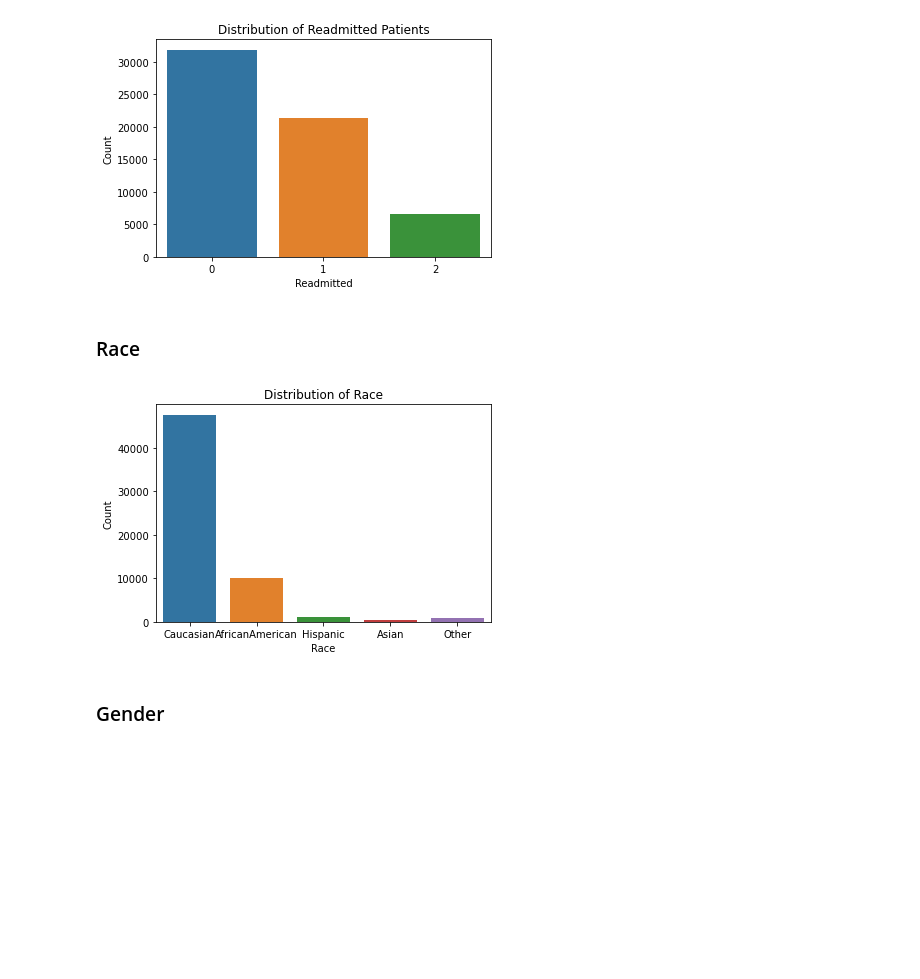
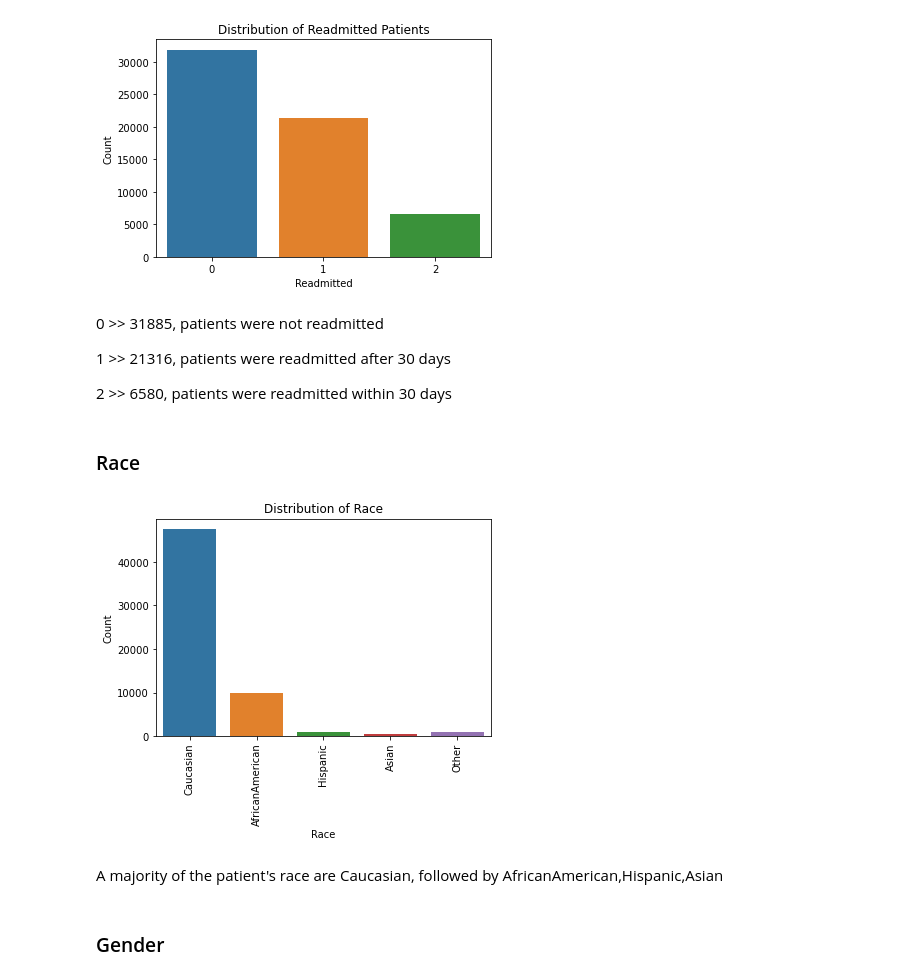
Before and after one commit to Jodhiamboapiyo/Diabetes_130-US_Hospitals_1999-2008, a Jupyter notebook: Notebooks/cecilia.ipynb, the cells around one changed output. Drawn from its saved outputs; the diff is of its cells as text; code cells hidden in the pictures; blank space fills up the shorter version.

```diff
--- a/Notebooks/cecilia.ipynb
+++ b/Notebooks/cecilia.ipynb
@@ -436,5 +457,5 @@ data['medical_specialty'].isna().sum()
 # %% [output]
 32641
 # %%
-#data['medical_specialty'].value_counts(dropna=False)
-data['medical_specialty'] = data['medical_specialty'].fillna('Unknown')
+data['medical_specialty'].value_counts(dropna=False)
+#data['medical_specialty'] = data['medical_specialty'].fillna('Unknown')
@@ -515,7 +554,4 @@ data['readmitted'].sample(50)
 Name: readmitted, dtype: int64
-# %%
-# Dropping unnecessary columns safely
-data = data.drop(['examide','citoglipton'], axis=1)
 # %%
 data.shape
 # %% [output]
@@ -838,23 +896,31 @@ plt.show()
 # %% [output]
 [figure]
+# %% [markdown]
+0 >> 31885, patients were not readmitted
+
+1 >> 21316, patients were readmitted after 30 days
+
+2 >> 6580, patients were readmitted within 30 days
 # %% [markdown]
 ### Race
 # %%
 import pandas as pd
 import numpy as np
 import seaborn as sns
 import matplotlib.pyplot as plt
 
 sns.countplot(x='race', data=final_data)
 
 plt.title('Distribution of Race')
 plt.xlabel('Race')
 plt.ylabel('Count')
-
+plt.xticks(rotation=90)
 # Display the plot
 plt.show()
 # %% [output]
-[figure, old version]
+[figure, new version]
+# %% [markdown]
+A majority of the patient's race are Caucasian, followed by AfricanAmerican,Hispanic,Asian
 # %% [markdown]
 ### Gender
 # %%
```
Also changed, not shown: parts of 60 cells of this notebook.
